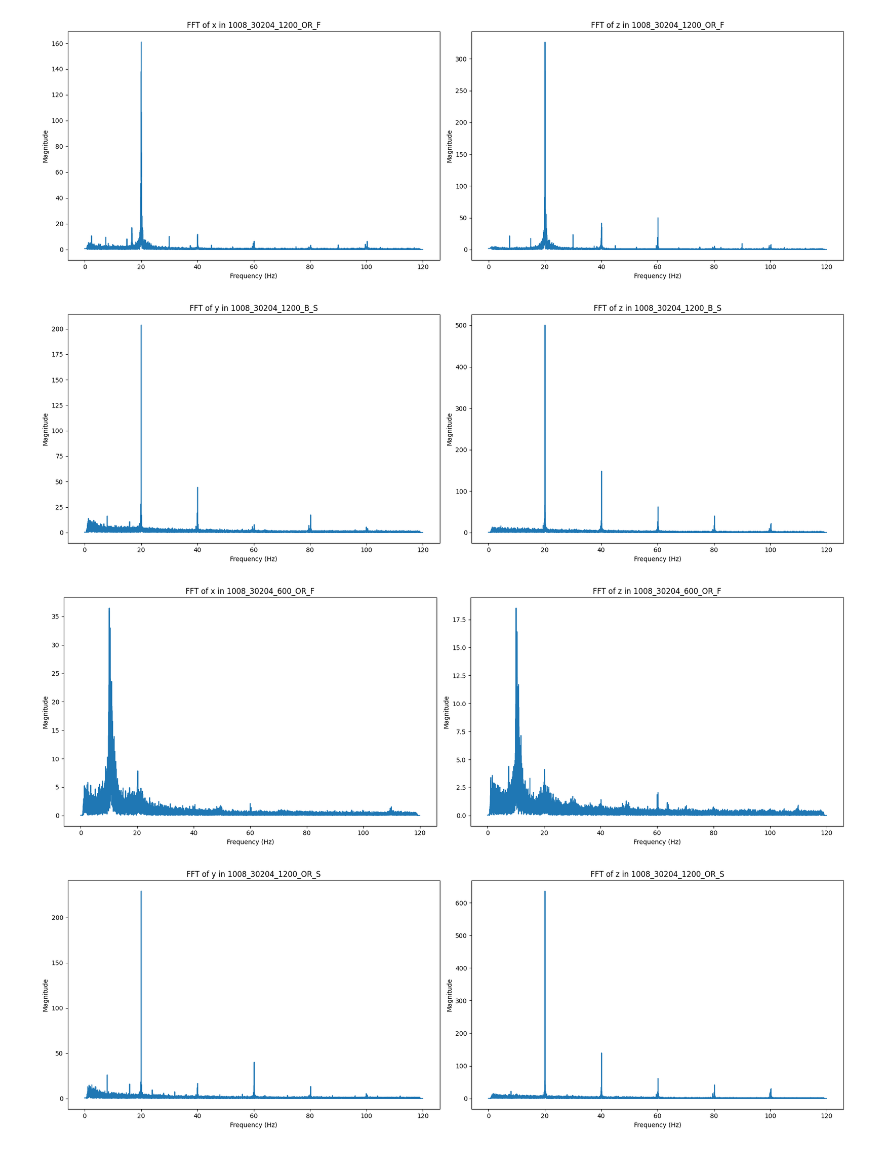
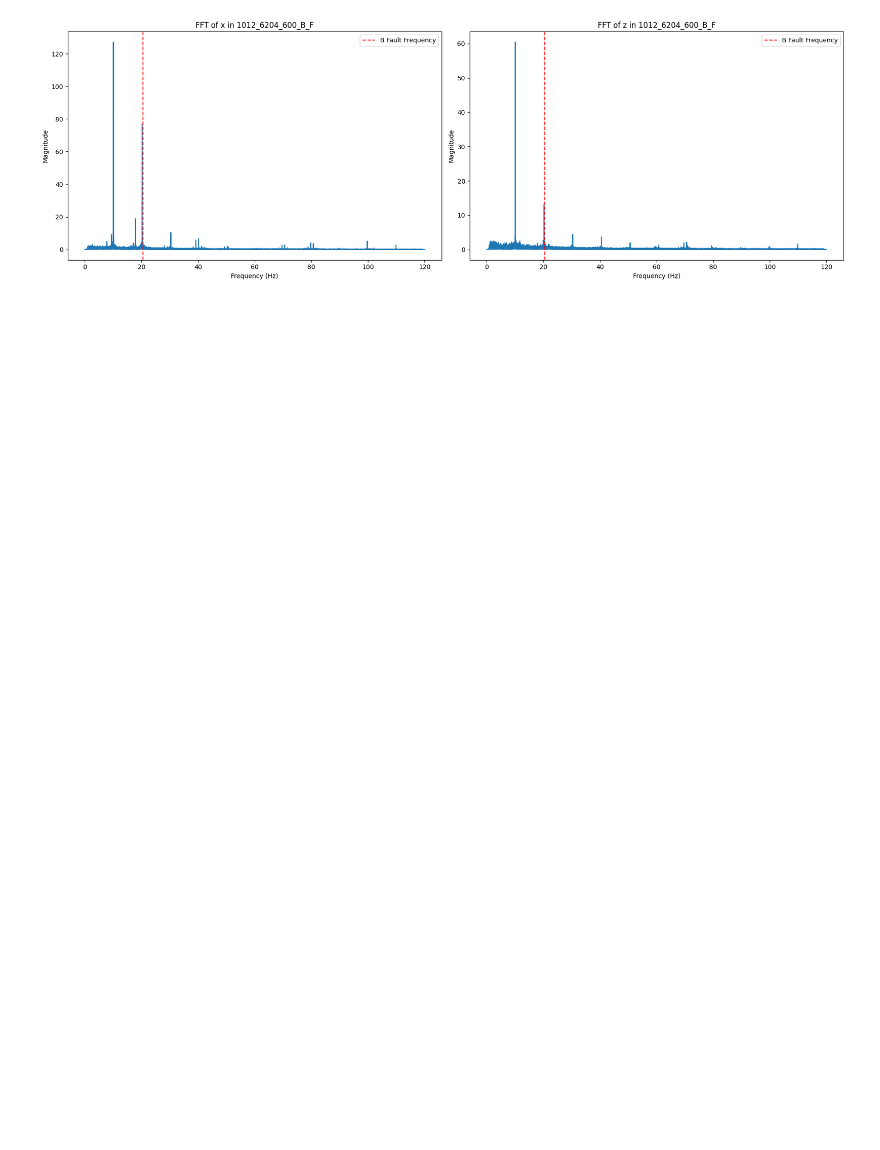
Before and after one commit to RTES-Lab/2024-proj-xtwice, a Jupyter notebook: MDPS-vis-master/painter/graphs.ipynb, the cells around one changed output. Cells and saved outputs as stored; diff of their text form; code cells hidden in the pictures; blank space fills up the shorter version.

```diff
--- a/MDPS-vis-master/painter/graphs.ipynb
+++ b/MDPS-vis-master/painter/graphs.ipynb
@@ -31,10 +23,10 @@ import matplotlib.pyplot as plt
 from scipy.signal import butter, filtfilt, hilbert
 
 # Base directory
-base_dir = '/home/ktw/X-twice/MDPS-vis-master/output/1008/'
+base_dir = '../output/1012/'
 
 # 뒷부분 자르기
-x_len = 240 * 175
+x_len = 240 * 480
 
 # Sampling frequency
 fps = 240
@@ -50,14 +42,18 @@ b, a = butter(4, [low, high], btype='band')
 # Conversion factors for different views and axes
 conversion_factors = {
     '1001': {'F': 0.074627, 'S': 0.111111},
-    '1008': {'F': 0.075757576, 'S': 0.177777778}
-}
+    '1008': {'F': 0.075757576, 'S': 0.177777778},
+    '1011': {'F': 0.075757576},
+    '1012': {'F': 0.046296296}
+    }
 
 def process_and_plot(file_paths, dir_name):
     data = {}
     parts = dir_name.split('_')
     date = parts[0]
     axis = parts[-1]
+    fault_type = parts[-2]
+    RPM = int(parts[-3])
 
     # Determine the conversion factor
     conversion_factor = conversion_factors.get(date, {}).get(axis, 1)
@@ -80,34 +76,47 @@ def process_and_plot(file_paths, dir_name):
     # Compute frequencies
     freqs = np.fft.fftfreq(len(next(iter(data.values()))), 1/fps)
     freqs = np.fft.fftshift(freqs)
 
+    # Determine the fault frequency based on fault_type
+    base_frequency = RPM / 60
+    if fault_type == 'H':
+        fault_frequency = base_frequency * 1
+    elif fault_type == 'IR':
+        fault_frequency = base_frequency * 4.92
+    elif fault_type == 'OR':
+        fault_frequency = base_frequency * 3.08
+    elif fault_type == 'B':
+        fault_frequency = base_frequency * 2.06
+
     # Plot the results
     plt.figure(figsize=(18, 6))
     for i, (axis, fft_result) in enumerate(fft_results.items(), 1):
         fft_result = np.fft.fftshift(fft_result)
         envelope_fft_result = np.fft.fftshift(envelope_fft_results[axis])
         positive_freqs = (freqs > 0) & (freqs <= 120)
         plt.subplot(1, len(fft_results), i)
         plt.plot(freqs[positive_freqs], np.abs(fft_result[positive_freqs]))
         plt.title(f'FFT of {axis} in {dir_name}')
         plt.xlabel('Frequency (Hz)')
         plt.ylabel('Magnitude')
+
+        # Draw a red vertical line at the fault frequency
+        if fault_frequency > 0:
+            plt.axvline(x=fault_frequency, color='r', linestyle='--', label=f'{fault_type} Fault Frequency')
+            plt.legend()
 
     plt.tight_layout()
     plt.show()
 
 # Walk through directories and process files
 for root, dirs, files in os.walk(base_dir):
     file_paths = {}
     for file in files:
         if file in ['x.csv', 'y.csv', 'z.csv']:
             file_paths[file[0]] = os.path.join(root, file)
 
     if len(file_paths) >= 2:  # Ensure at least two files are present
         dir_name = os.path.basename(root)
         process_and_plot(file_paths, dir_name)
 # %% [output]
-[figure, old version]
+[figure, new version]
-[figure, removed]
-[figure, removed]
-[figure, removed]
```
Also changed, not shown: parts of 4 cells of this notebook, 2 other files.
